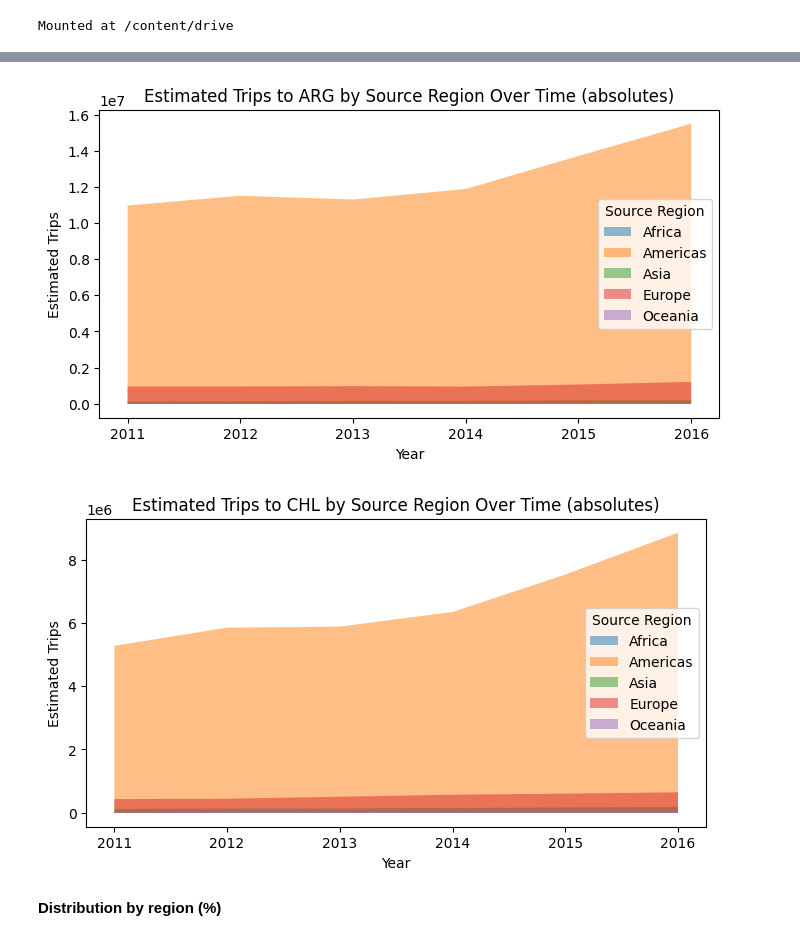
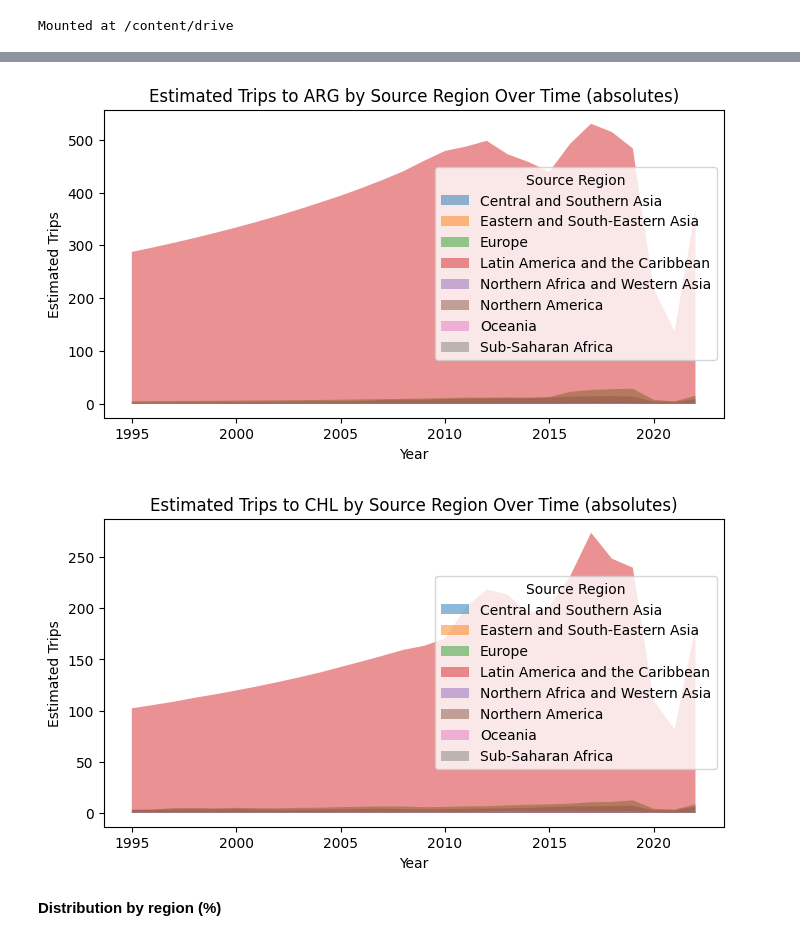
Before and after one commit to natdebandi/migmobs_exploratory, a Jupyter notebook: Mobility_v3_2025.ipynb, the cells around one changed output, grey strips where cells are left out. Drawn from its saved outputs; the diff is of its cells as text; code cells hidden in the pictures.

```diff
--- a/Mobility_v3_2025.ipynb
+++ b/Mobility_v3_2025.ipynb
@@ -28,7 +21,7 @@ from google.colab import drive
 drive.mount('/content/drive', force_remount=True)
 
 # Replace 'your_file_path' with the actual path to your CSV file in Google Drive
-file_path = '/content/drive/MyDrive/3. Proyectos/MIGMOBS_nat/3_data_repository/GT_Mobility_v1.0.csv'
+file_path = '/content/drive/MyDrive/3. Proyectos/MIGMOBS_nat/3_data_repository/GTMD2_Data_MIGMOBS_share.csv'
 
 mobility_df = pd.read_csv(file_path)
 # %% [output]
@@ -54,4 +47,4 @@ mobility_df
 countries_target = ['CHL', 'ARG']
 
 #target_iso3 country of destiny
-country_df = mobility_df[mobility_df['target_iso3'].isin(countries_target)]
+country_df = mobility_df[mobility_df['iso3code_j'].isin(countries_target)]
@@ -110,3 +148,4 @@ Las dinámicas de estos paises también parece mostrar un incremente desde 2014.
 # %%
 
-country_df_grp = country_df.groupby(['year','target_iso3','source_region',])['estimated_trips'].sum().reset_index()
+country_df_grp = country_df.groupby(['year','iso3code_j','gtmd2_strregion_i',])['gtmd2_trips_s2'].sum().reset_index()
+country_df_grp['gtmd2_trips_s2'] = (country_df_grp['gtmd2_trips_s2'] / 100000).round(2)
@@ -113,20 +168,20 @@ country_df_grp = country_df.groupby(['year','target_iso3','source_region',])['es
 # %%
 #plot for each country estimated trips by source_region and year
-for target in country_df_grp['target_iso3'].unique():
-    target_data = country_df_grp[country_df_grp['target_iso3'] == target]
+for target in country_df_grp['iso3code_j'].unique():
+    target_data = country_df_grp[country_df_grp['iso3code_j'] == target]
     plt.figure(figsize=(8, 4))
 
-    for region in target_data['source_region'].unique():
-        region_data = target_data[target_data['source_region'] == region]
-        plt.fill_between(region_data['year'], region_data['estimated_trips'], label=region, alpha=0.5)
+    for region in target_data['gtmd2_strregion_i'].unique():
+        region_data = target_data[target_data['gtmd2_strregion_i'] == region]
+        plt.fill_between(region_data['year'], region_data['gtmd2_trips_s2'], label=region, alpha=0.5)
 
     plt.title(f'Estimated Trips to {target} by Source Region Over Time (absolutes)')
     plt.xlabel('Year')
     plt.ylabel('Estimated Trips')
     plt.legend(title='Source Region')
     plt.show()
 # %% [output]
-[figure, old version]
+[figure, new version]
-[figure, old version]
+[figure, new version]
 # %% [markdown]
 **Distribution by region (%)**
```
Also changed, not shown: parts of 111 cells of this notebook.
